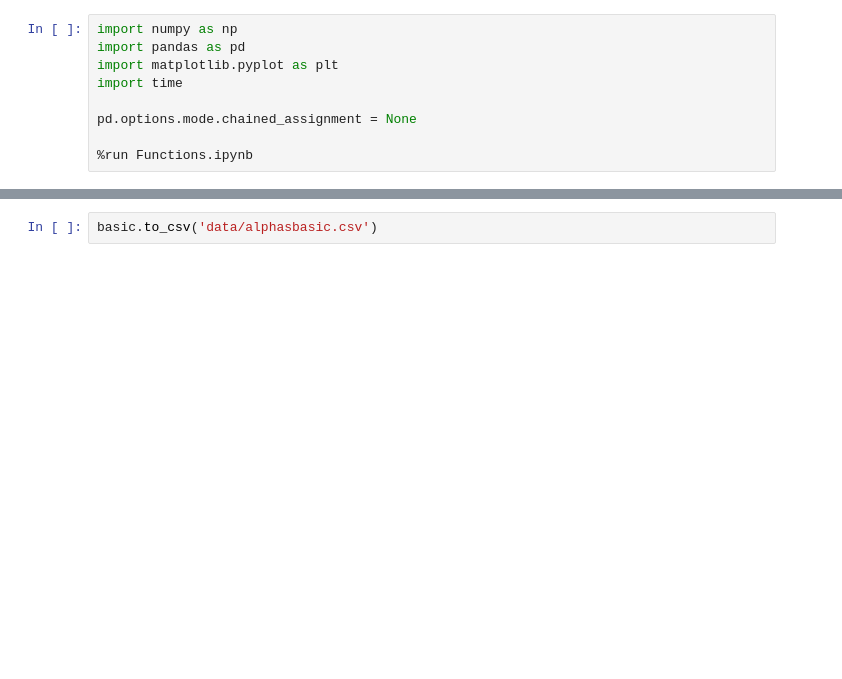
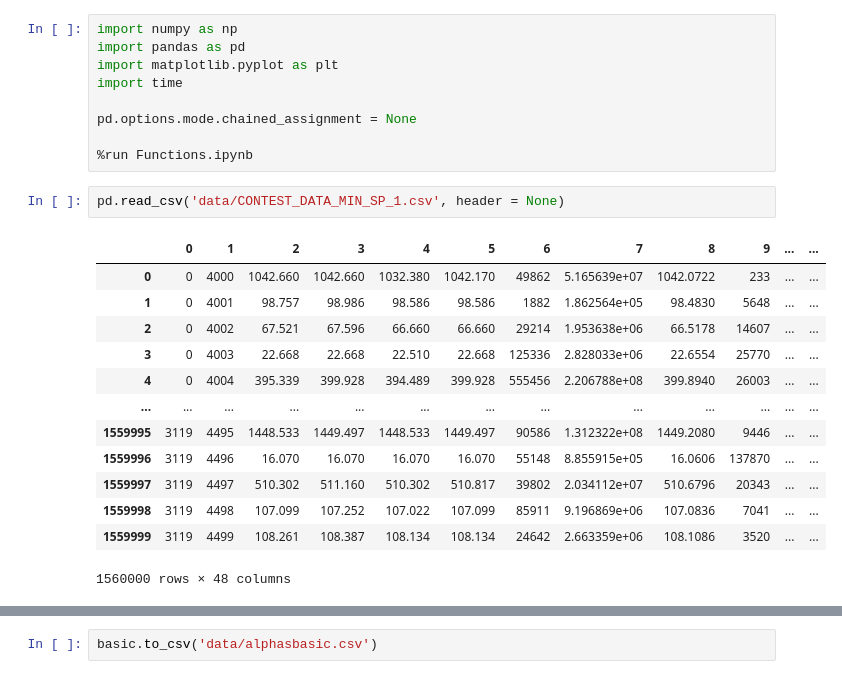
Before and after one commit to markzhao98/UbiQuantChallenge-4.4.2, a Jupyter notebook: BasicAlphas.ipynb, the cells around one changed output, grey strips where cells are left out. Drawn from its saved outputs; the diff is of its cells as text; blank space fills up the shorter version.

```diff
--- a/BasicAlphas.ipynb
+++ b/BasicAlphas.ipynb
@@ -7,6 +7,22 @@ import time
 pd.options.mode.chained_assignment = None
 
 %run Functions.ipynb
+# %%
+pd.read_csv('data/CONTEST_DATA_MIN_SP_1.csv', header = None)
+# %% [output]
+|  | 0 | 1 | 2 | 3 | 4 | 5 | 6 | 7 | 8 | 9 | ... | ... |
+| 0 | 0 | 4000 | 1042.660 | 1042.660 | 1032.380 | 1042.170 | 49862 | 5.165639e+07 | 1042.0722 | 233 | ... | ... |
+| 1 | 0 | 4001 | 98.757 | 98.986 | 98.586 | 98.586 | 1882 | 1.862564e+05 | 98.4830 | 5648 | ... | ... |
+| 2 | 0 | 4002 | 67.521 | 67.596 | 66.660 | 66.660 | 29214 | 1.953638e+06 | 66.5178 | 14607 | ... | ... |
+| 3 | 0 | 4003 | 22.668 | 22.668 | 22.510 | 22.668 | 125336 | 2.828033e+06 | 22.6554 | 25770 | ... | ... |
+| 4 | 0 | 4004 | 395.339 | 399.928 | 394.489 | 399.928 | 555456 | 2.206788e+08 | 399.8940 | 26003 | ... | ... |
+| ... | ... | ... | ... | ... | ... | ... | ... | ... | ... | ... | ... | ... |
+| 1559995 | 3119 | 4495 | 1448.533 | 1449.497 | 1448.533 | 1449.497 | 90586 | 1.312322e+08 | 1449.2080 | 9446 | ... | ... |
+| 1559996 | 3119 | 4496 | 16.070 | 16.070 | 16.070 | 16.070 | 55148 | 8.855915e+05 | 16.0606 | 137870 | ... | ... |
+| 1559997 | 3119 | 4497 | 510.302 | 511.160 | 510.302 | 510.817 | 39802 | 2.034112e+07 | 510.6796 | 20343 | ... | ... |
+| 1559998 | 3119 | 4498 | 107.099 | 107.252 | 107.022 | 107.099 | 85911 | 9.196869e+06 | 107.0836 | 7041 | ... | ... |
+| 1559999 | 3119 | 4499 | 108.261 | 108.387 | 108.134 | 108.134 | 24642 | 2.663359e+06 | 108.1086 | 3520 | ... | ... |
+1560000 rows × 48 columns
 # %%
 '''
 训练数据
```
Also changed, not shown: parts of 7 cells of this notebook, 12 other files.
